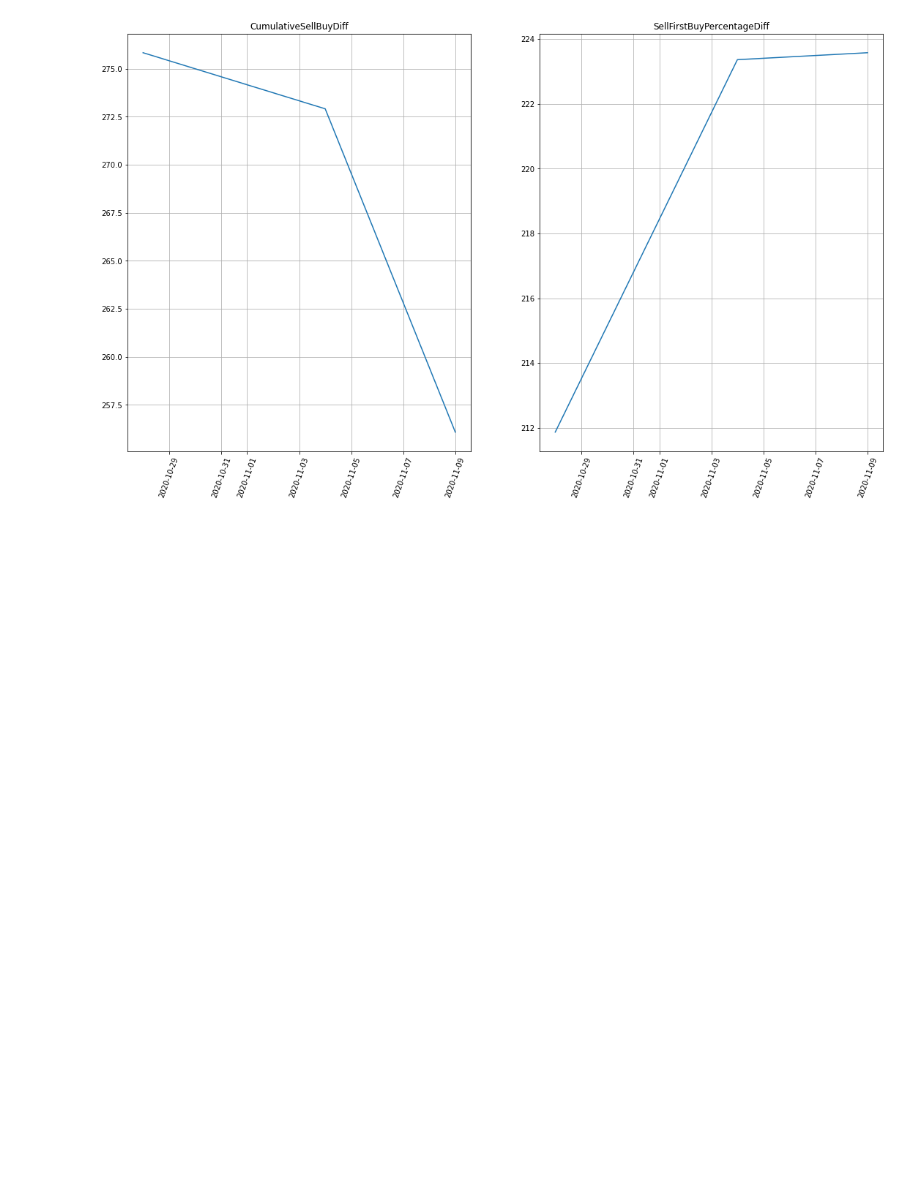
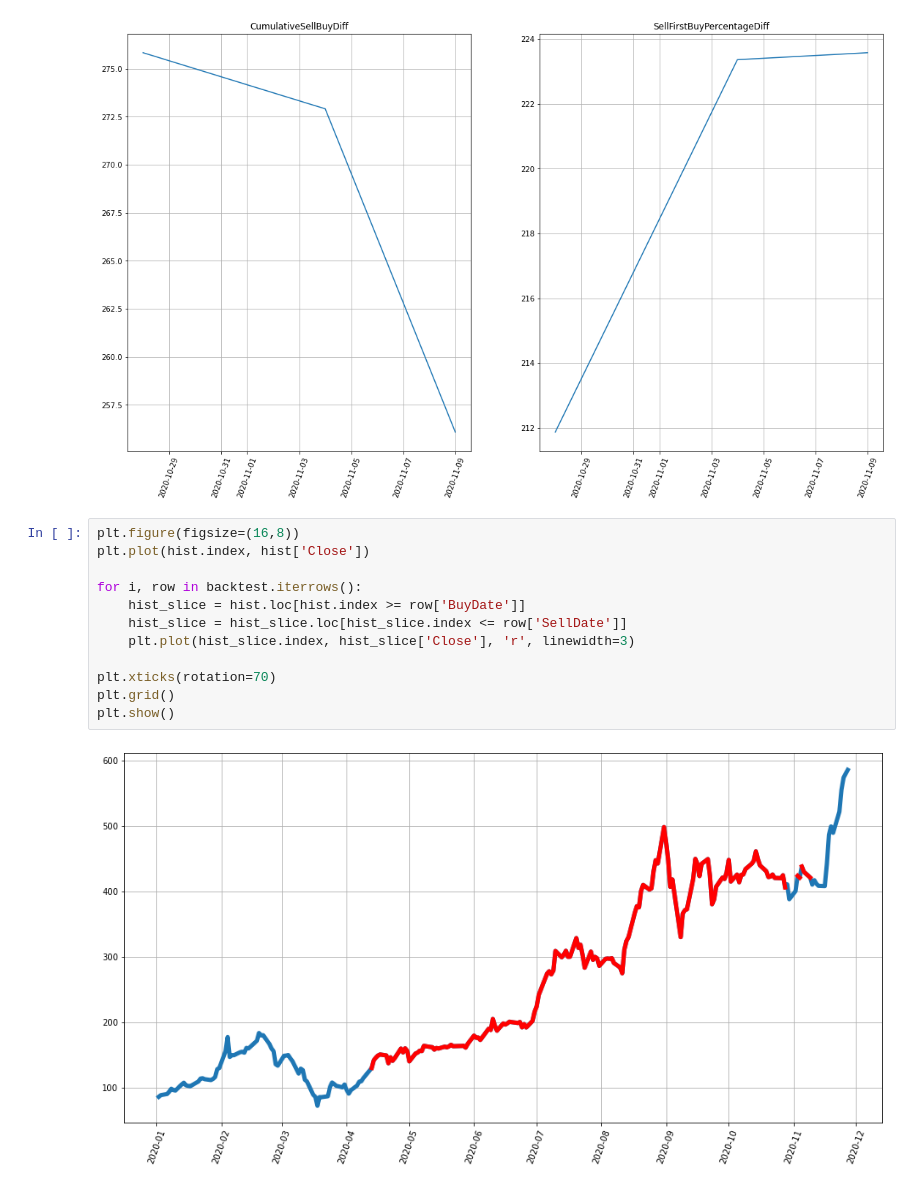
Before and after one commit to twarsop/simple-moving-average-backtest, a Jupyter notebook: sma.ipynb, the cells around one changed output. Cells and saved outputs as stored; diff of their text form; blank space fills up the shorter version.

Commit message:
adding graph that shows where stocks are owned under the sma strategy

```diff
--- a/sma.ipynb
+++ b/sma.ipynb
@@ -120,3 +120,17 @@ plt.grid()
 plt.show()
 # %% [output]
 [figure]
+# %%
+plt.figure(figsize=(16,8))
+plt.plot(hist.index, hist['Close'])
+
+for i, row in backtest.iterrows():
+    hist_slice = hist.loc[hist.index >= row['BuyDate']]
+    hist_slice = hist_slice.loc[hist_slice.index <= row['SellDate']]
+    plt.plot(hist_slice.index, hist_slice['Close'], 'r', linewidth=3)
+
+plt.xticks(rotation=70)
+plt.grid()
+plt.show()
+# %% [output]
+[figure, added]
```
